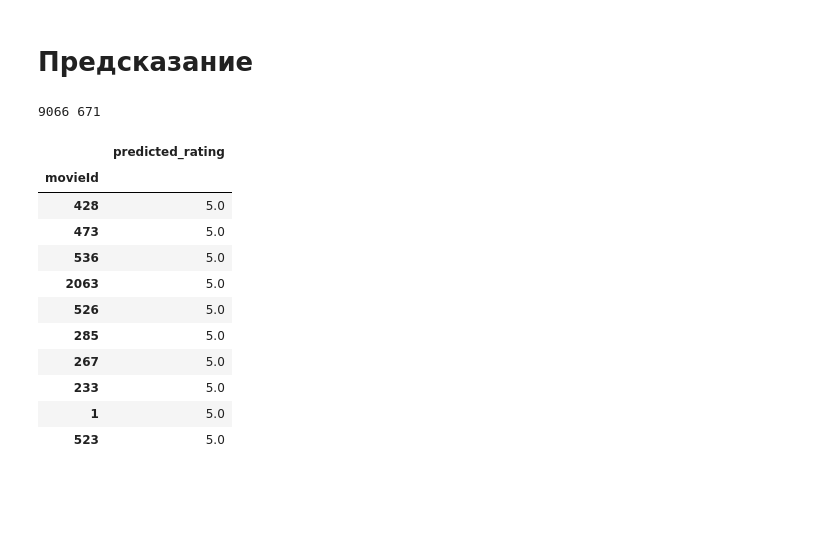
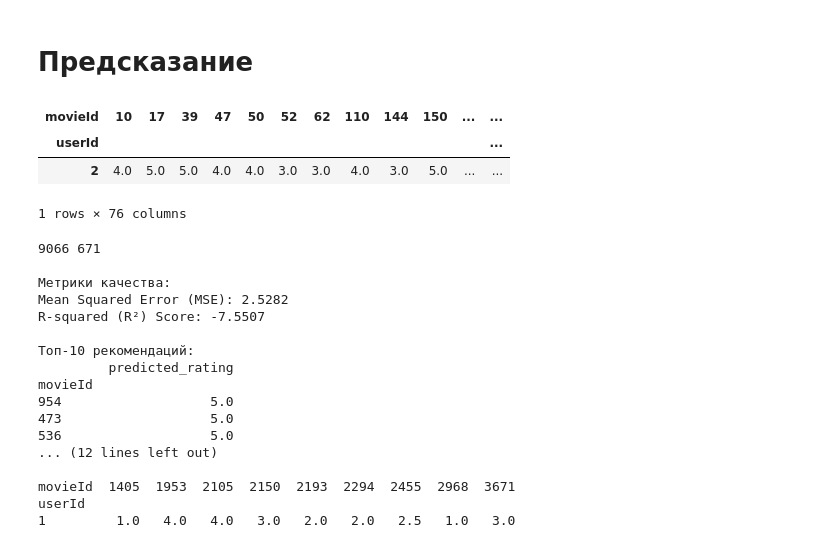
Before and after one commit to Jrol123/Big_data, a Jupyter notebook: S6/D1/L5/SL2/L5_2.ipynb, the cells around one changed output. Cells and saved outputs as stored; diff of their text form; code cells hidden in the pictures; blank space fills up the shorter version.

```diff
--- a/S6/D1/L5/SL2/L5_2.ipynb
+++ b/S6/D1/L5/SL2/L5_2.ipynb
@@ -91,18 +96,54 @@ def predict_ratings(user_id, N=50):
 
     return recommendations
-# %%
-predict_ratings(47 - 1).head(10)
-# %% [output]
-9066 671
-|  | predicted_rating |
-| movieId |  |
-| 428 | 5.0 |
-| 473 | 5.0 |
-| 536 | 5.0 |
-| 2063 | 5.0 |
-| 526 | 5.0 |
-| 285 | 5.0 |
-| 267 | 5.0 |
-| 233 | 5.0 |
-| 1 | 5.0 |
-| 523 | 5.0 |
+# %%
+table.iloc[[1]].dropna(axis=1)
+# %% [output]
+| movieId | 10 | 17 | 39 | 47 | 50 | 52 | 62 | 110 | 144 | 150 | ... | ... |
+| userId |  |  |  |  |  |  |  |  |  |  |  | ... |
+| 2 | 4.0 | 5.0 | 5.0 | 4.0 | 4.0 | 3.0 | 3.0 | 4.0 | 3.0 | 5.0 | ... | ... |
+1 rows × 76 columns
+# %%
+# Предсказание и оценка
+user_id = 1
+user_idx = user_id - 1
+
+# Получаем предсказания
+recommendations = predict_ratings(user_idx)
+
+# Получаем реальные оценки пользователя
+real_ratings = table.iloc[user_idx].dropna()
+
+# Выбираем предсказанные оценки для фильмов с известными рейтингами
+predicted_for_real = recommendations.loc[real_ratings.index, 'predicted_rating']
+
+# Вычисляем метрики
+mse = root_mean_squared_error(real_ratings, predicted_for_real)
+r2 = r2_score(real_ratings, predicted_for_real)
+
+print("\nМетрики качества:")
+print(f"Mean Squared Error (MSE): {mse:.4f}")
+print(f"R-squared (R²) Score: {r2:.4f}")
+
+# Выводим топ-10 рекомендаций и реальные оценки
+print("\nТоп-10 рекомендаций:")
+print(recommendations.head(10))
+print("\nРеальные оценки пользователя:")
+print(table.iloc[[user_idx]].dropna(axis=1))
+# %% [output]
+9066 671
+
+Метрики качества:
+Mean Squared Error (MSE): 2.5282
+R-squared (R²) Score: -7.5507
+
+Топ-10 рекомендаций:
+         predicted_rating
+movieId
+954                   5.0
+473                   5.0
+536                   5.0
+... (12 lines left out)
+
+movieId  1405  1953  2105  2150  2193  2294  2455  2968  3671
+userId
+1         1.0   4.0   4.0   3.0   2.0   2.0   2.5   1.0   3.0
```
Also changed, not shown: parts of 1 cell of this notebook, 1 other file.
